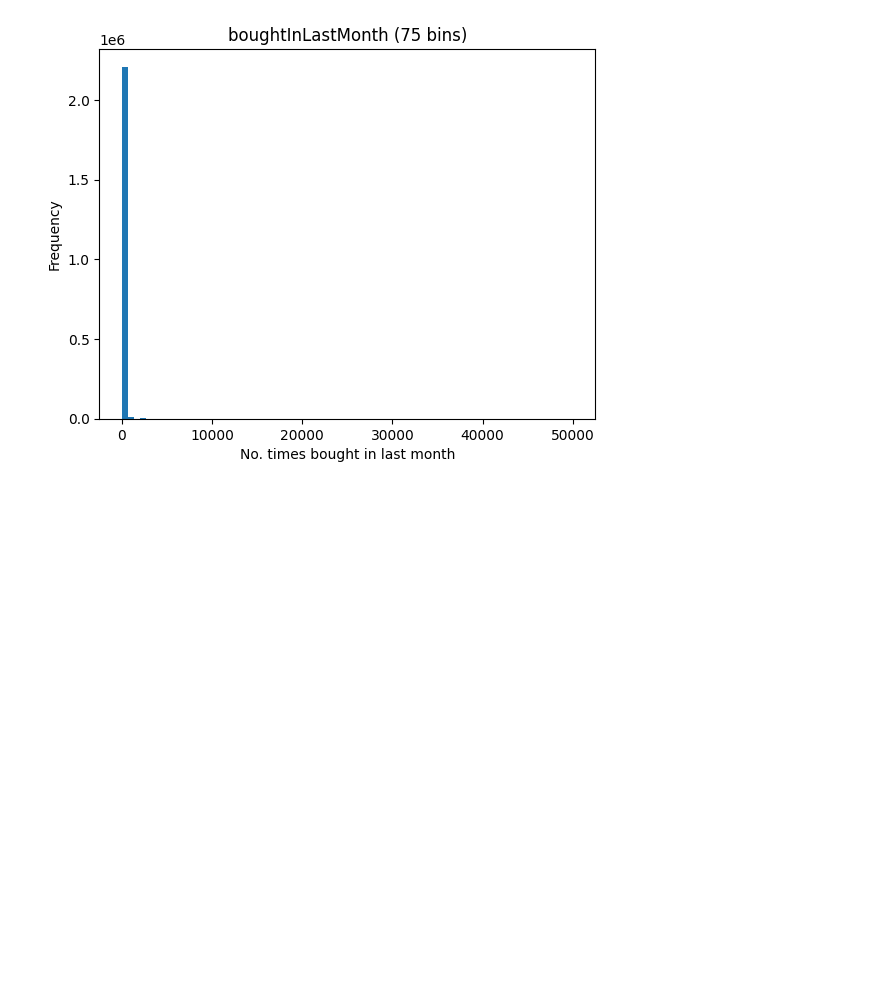
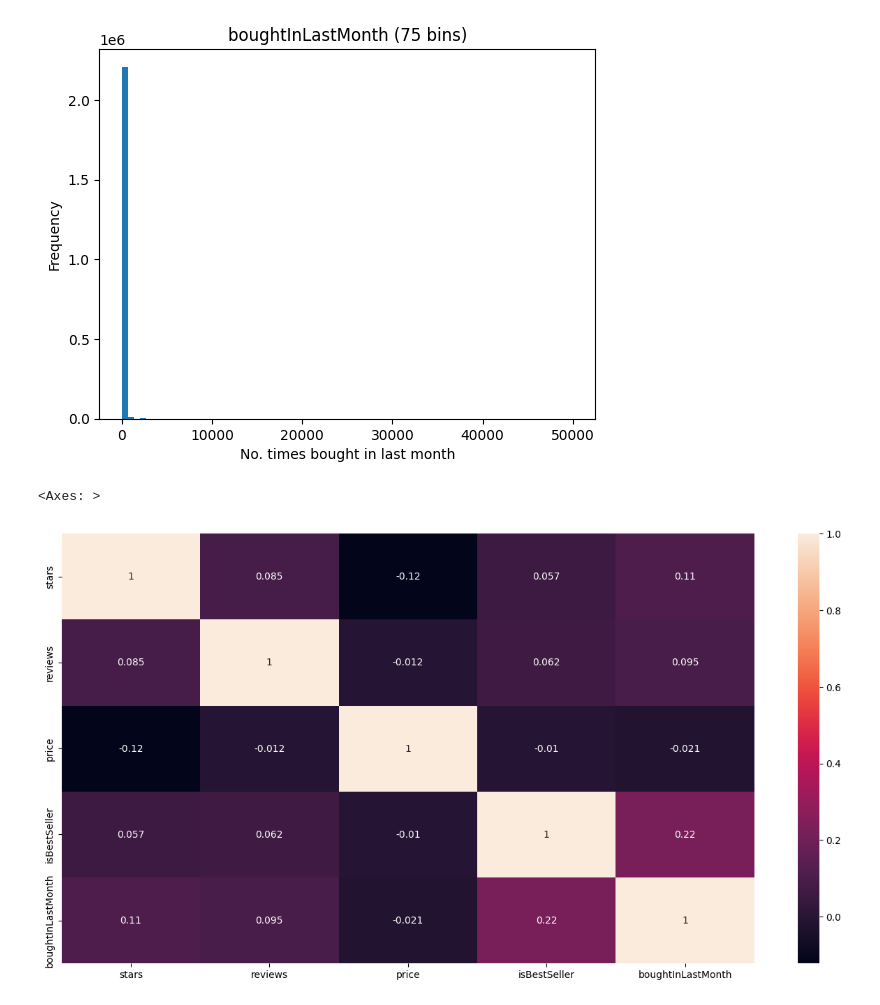
Before and after one commit to kieranthakkar/amazonOptimiser, a Jupyter notebook: data inspection and exploration.ipynb, the cells around one changed output. Saved outputs shown, nothing was run; the diff lists cells and outputs as text; code cells hidden in the pictures; blank space fills up the shorter version.

Commit message:
+ correlation matrix

```diff
--- a/data inspection and exploration.ipynb
+++ b/data inspection and exploration.ipynb
@@ -182,3 +182,11 @@ plt.savefig(r"Figures\boughtInLastMonth.png", transparent=True)
 plt.show()
 # %% [output]
 [figure]
+# %%
+# Heat map from correlation matrix
+corr_matrix = df.corr(numeric_only=True)
+plt.figure(figsize=(16,8))
+sns.heatmap(corr_matrix, annot=True)
+# %% [output]
+<Axes: >
+[figure, added]
```
